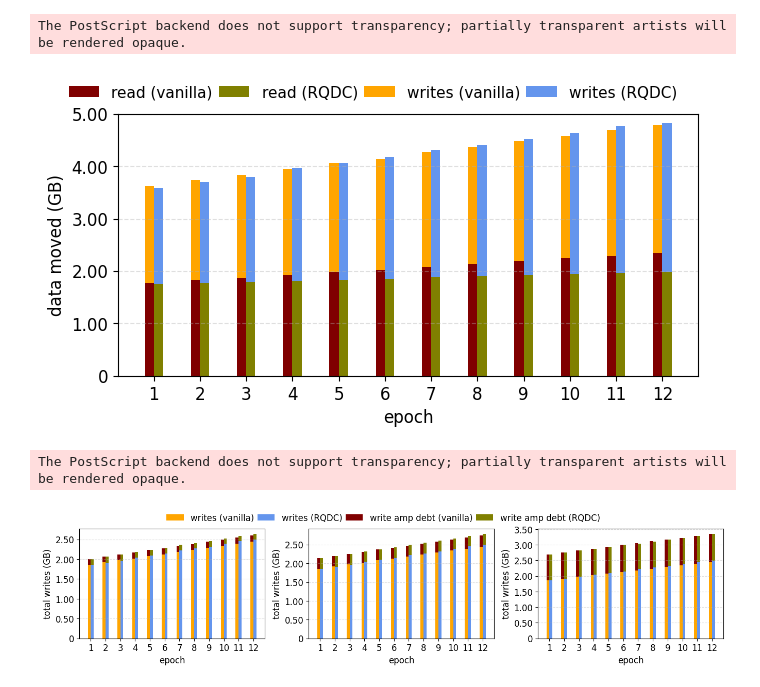
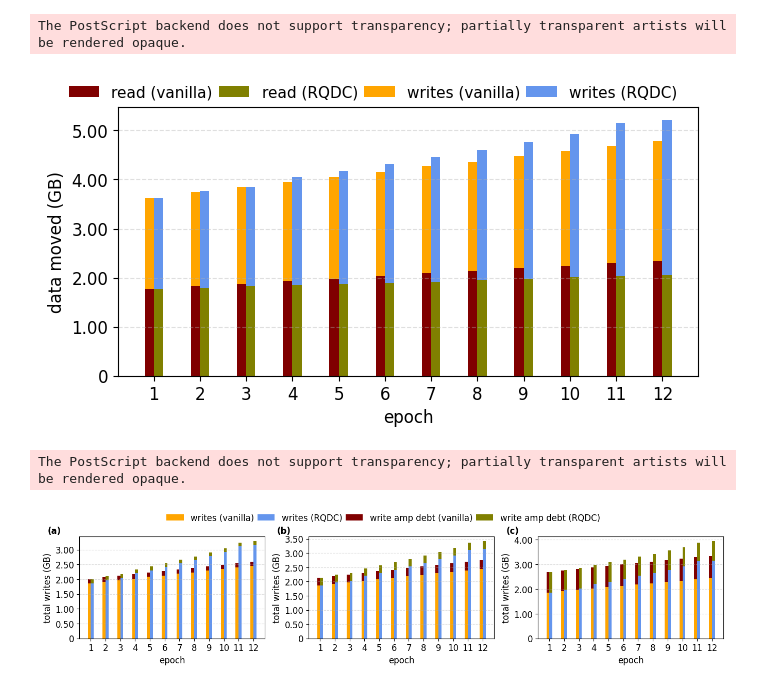
Before and after one commit to SSD-Brandeis/LSMQueryDrivenCompaction, a Jupyter notebook: development/rocksdb/examples/__working_branch/experiments-E128-B32/plot_experiments.ipynb, the cells around one changed output. Saved outputs shown, nothing was run; the diff lists cells and outputs as text; code cells hidden in the pictures.

```diff
--- a/development/rocksdb/examples/__working_branch/experiments-E128-B32/plot_experiments.ipynb
+++ b/development/rocksdb/examples/__working_branch/experiments-E128-B32/plot_experiments.ipynb
@@ -152,15 +152,16 @@ def compaction_debt(cfd_data):
     sorted_levels = sorted(cfd_data['Levels'], key=lambda x: x['Level'])
 
     levels = list()
-    flag = True
+    flag = False
 
     for level in sorted_levels[::-1]:
-        if flag and level['SSTFiles'] != 0:
+        if flag:
+            levels.append(level)
+        elif not flag and level['SSTFiles'] != 0:
             flag = False
             levels.append(level)
 
-
-    for level in sorted_levels[:-1]:
+    for level in levels[:-1]:
         for sst_file in level['SSTFiles']:
             compaction_debt += sst_file['EntriesCount']
 
@@ -209,7 +210,7 @@ def write_amplification_debt_partial(cfd_data, size_ratio):
 
     lmax = len(entries_per_level)
 
-    return entries_per_level[0] * (lmax - 1) + sum([entries_per_level[index-1] * (lmax - index + 1) * (size_ratio / 2) for index in range(2, lmax+1)])
+    return (entries_per_level[0] * (lmax - 1) + sum([entries_per_level[index-1] * (lmax - index + 1) for index in range(2, lmax+1)])) * (size_ratio / 2)
 
 
 def avg_entries_per_SST_file(cfd_data):
@@ -950,6 +943,6 @@ for exp in plot_for:
 # %%
 lower_bounds = [0.01] # [0.01, 0.1, 0.25]
-upper_bounds = [2]
+upper_bounds = [0.25]
 
 plot_for = [
     # {
@@ -1017,7 +1010,7 @@ for exp in plot_for:
             cf_data = extract_column_family(one_epoch)
             read_bytes, write_bytes = extract_total_write_bytes(one_epoch)
             one_epoch_cd = compaction_debt(cf_data)
-            one_epoch_wa = write_amplification_debt(cf_data)
+            one_epoch_wa = write_amplification_debt_partial(cf_data, exp['sizeRatio'])
             one_epoch_epf = avg_entries_per_SST_file(cf_data)
 
             vanilla_stats.append(
@@ -1049,7 +1042,7 @@ for exp in plot_for:
             cf_data = extract_column_family(one_epoch)
             read_bytes, write_bytes = extract_total_write_bytes(one_epoch)
             one_epoch_cd = compaction_debt(cf_data)
-            one_epoch_wa = write_amplification_debt(cf_data)
+            one_epoch_wa = write_amplification_debt_partial(cf_data, exp['sizeRatio'])
             one_epoch_epf = avg_entries_per_SST_file(cf_data)
 
             rqdc_stats.append(
@@ -1163,9 +1156,10 @@ for exp in plot_for:
     ax.set_ylabel("compaction debt (M)", fontsize=12)
     ax.set_xlabel("epoch", fontsize=12)
     # ax.legend(loc="upper right")
-    ax.set_ylim(bottom=0)
+    ax.set_ylim(bottom=0, top=1.2*(10**6))
 
-    ax2.set_ylabel("write amp debt (K)", fontsize=12)
+    ax2.set_ylabel("write amp debt partial (M)", fontsize=12)
+    ax2.set_ylim(bottom=0, top=8*(10**6))
     # ax2.legend(loc="upper left")
 
     for van_debt, rqdc_debt in zip(van_compaction_debt, rqdc_compaction_debt):
@@ -1215,8 +1209,8 @@ for exp in plot_for:
     ax.yaxis.set_major_locator(ticker.FixedLocator(ax.get_yticks()))
     ax2.yaxis.set_major_locator(ticker.FixedLocator(ax2.get_yticks()))
     ax.set_yticklabels([f"{float(i/(1000*1000))}" if i != 0 else "0" for i in ax.get_yticks()], fontsize=12)
-    ax2.set_yticklabels([f"{int(i/(1000))}" for i in ax2.get_yticks()], fontsize=12)
-    fig.legend(loc='upper center', ncol=3, fontsize=12, bbox_to_anchor=(0.5, 0.04), frameon=False, columnspacing=0.7)
+    ax2.set_yticklabels([f"{int(i/(1000*1000))}" for i in ax2.get_yticks()], fontsize=12)
+    fig.legend(loc='upper center', ncol=4, fontsize=12, bbox_to_anchor=(0.5, 0.04), frameon=False, columnspacing=0.7)
     ax.grid(axis="y", linestyle="--", alpha=0.4)
     plt.tight_layout()
     plt.savefig("compaction-wa-debt.eps", format="eps", bbox_inches="tight", dpi=1200)
@@ -2138,7 +2573,7 @@ for exp in plot_for:
 
     ax.set_ylabel("data moved (GB)", fontsize=12)
     ax.set_xlabel("epoch", fontsize=12)
-    ax.set_ylim(bottom=0, top=5*(10**9))
+    ax.set_ylim(bottom=0)
     # ax.legend()
 
     # autolabel(rect1)
@@ -2169,7 +2604,7 @@ for exp in plot_for:
     plt.show()
 # %% [output]
 The PostScript backend does not support transparency; partially transparent artists will be rendered opaque.
-[figure, old version]
+[figure, new version]
 # %%
 
 # lower_bounds = [0.25] # [0.01, 0.1, 0.25]
@@ -2495,31 +2930,43 @@ for exp in plot_for:
         color="olive",
     )
 
     ax[2].set_xticks(range(num_epochs))
     ax[2].set_xticklabels(
         x_tick_labels, fontsize=12, # rotation=45
     )  # [f"{num}" for num in range(1, num_epochs + 1)])
 
     # ax[2].set_title(
     #     (
     #         f'inserts {exp["inserts"]}, updates {exp["updates"]}, range queries {exp["range"]}, selectivity {exp["selectivity"]}'
     #         f'\nsize ratio {exp["sizeRatio"]}, entry size {exp["entrySize"]}, entries per page {exp["entriesPerPage"]}, lower bound {exp["lowerBound"]}, upper bound {exp["upperBound"]}'
     #     ),
     #     fontsize=12,
     # )
     ax[2].set_ylabel("total writes (GB)", fontsize=12)
     ax[2].set_xlabel("epoch", fontsize=12)
     # ax[2].legend()
 
     ax[2].yaxis.set_major_locator(ticker.FixedLocator(ax[2].get_yticks()))
     ax[2].set_yticklabels([f"{float(i/(1000**3)):.2f}" if i != 0 else "0" for i in ax[2].get_yticks()], fontsize=12)
     fig.legend(loc='upper center', ncol=4, fontsize=12, bbox_to_anchor=(0.5, 1.08), frameon=False, columnspacing=0.4)
     ax[2].grid(axis="y", linestyle="--", alpha=0.4)
 
+    ax[0].text(x=-0.17, y=1.03, s='(a)', fontsize=12,
+        horizontalalignment='left',
+        transform=ax[0].transAxes, fontweight='bold')
+    ax[1].text(x=-0.17, y=1.03, s='(b)', fontsize=12,
+        horizontalalignment='left',
+        transform=ax[1].transAxes, fontweight='bold')
+
+    ax[2].text(x=-0.17, y=1.03, s='(c)', fontsize=12,
+        horizontalalignment='left',
+        transform=ax[2].transAxes, fontweight='bold')
+
+
     plt.tight_layout()
     plt.savefig("total-writes.eps", format="eps", bbox_inches="tight", dpi=1200)
 
     plt.show()
 # %% [output]
 The PostScript backend does not support transparency; partially transparent artists will be rendered opaque.
-[figure, old version]
+[figure, new version]
```
Also changed, not shown: parts of 7 cells of this notebook, 11 other files.
